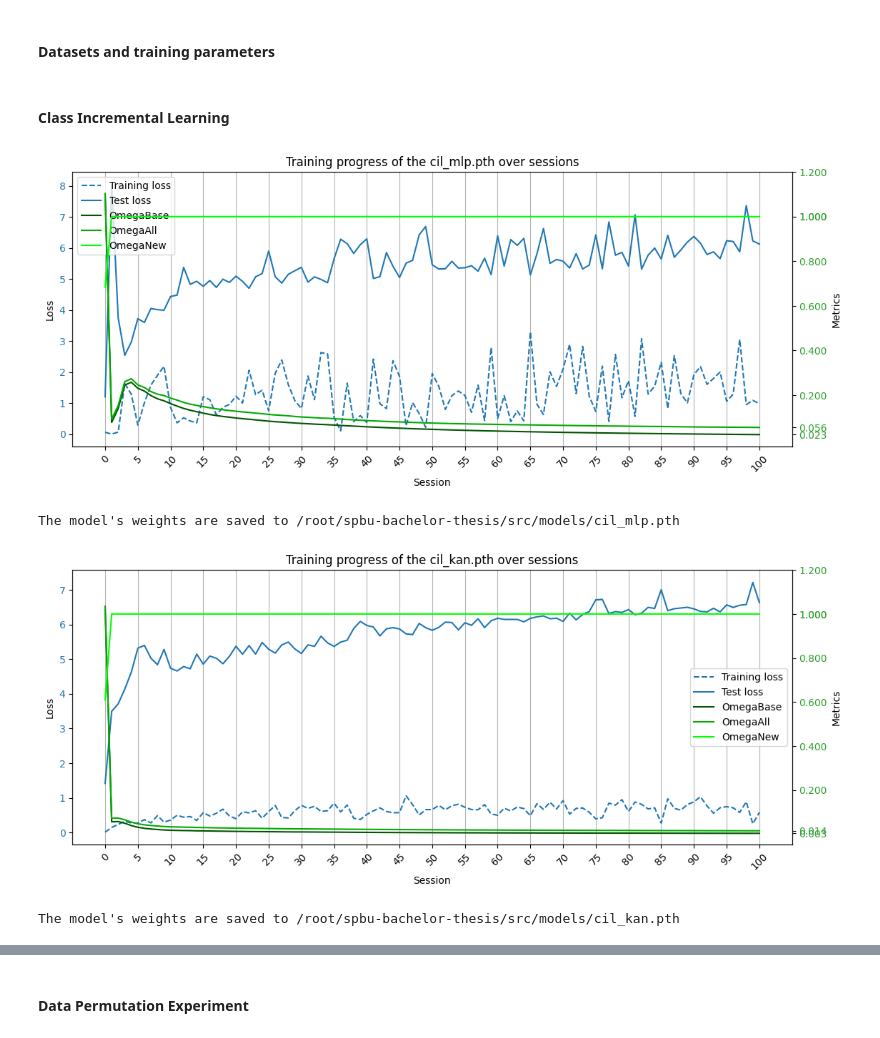
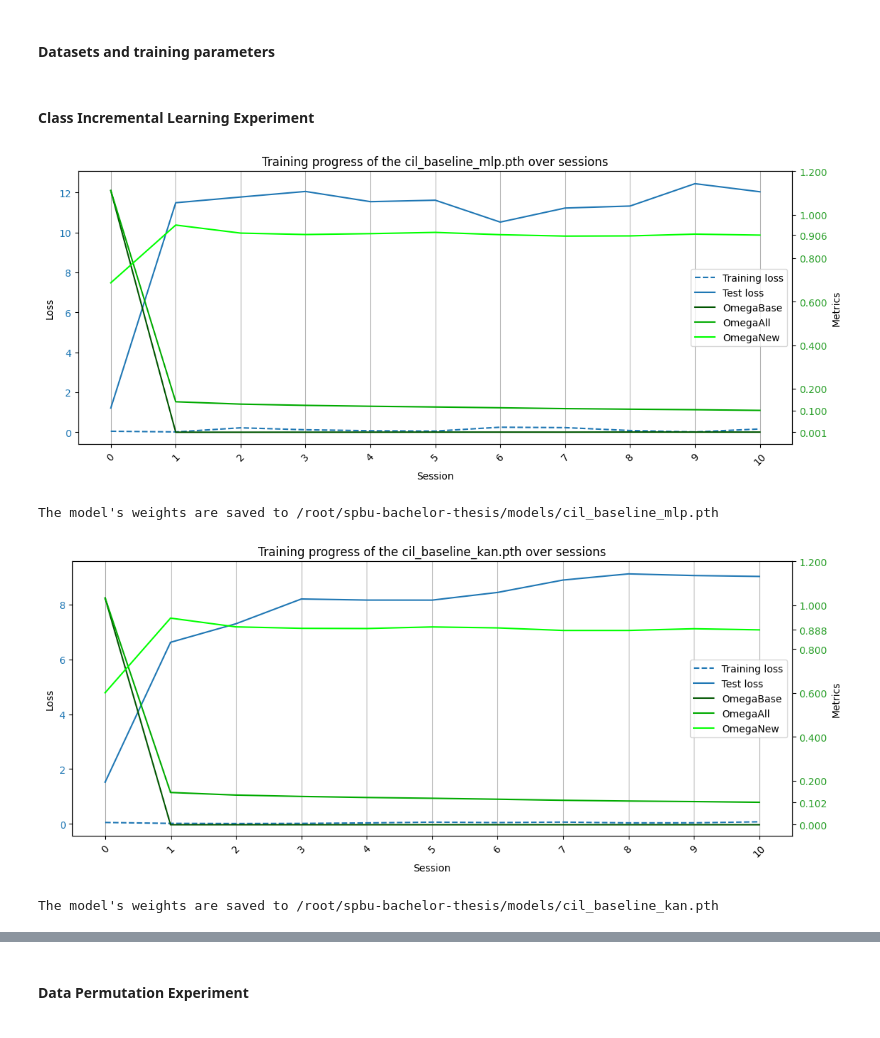
Before and after one commit to trxxxxkov/spbu-bachelor-thesis, a Jupyter notebook: notebooks/03_continual_learning.ipynb, the cells around one changed output, grey strips where cells are left out. Saved outputs shown, nothing was run; the diff lists cells and outputs as text; code cells hidden in the pictures.

Commit message:
docs: add figures for cil experiments

```diff
--- a/notebooks/03_continual_learning.ipynb
+++ b/notebooks/03_continual_learning.ipynb
@@ -36,11 +39,11 @@ learning_rate = 8e-4
 batch_size = 256
 criterion = nn.CrossEntropyLoss()
 num_epochs = 100
-early_stopping = 10
+early_stopping = 5
 # Number of class labels in the first study session in CIL
 base_size = 100
 # Number of class labels in the study sessions starting from the second in CIL
-session_size = 1
+session_size = 10
 # Number of study sessions to perform with different feature vectors permutations
 # in a data permutation experiment
 num_sessions = 4
@@ -51,36 +54,36 @@ testset = EmbeddingDataset("cub200_test_embed.pt")
 # Groups of class labels to be trained on during each study session
 study_sessions = get_study_sessions(testset, base_size, session_size, device)
 # %% [markdown]
-#### Class Incremental Learning
+#### Class Incremental Learning Experiment
 # %%
-model = BaselineMLP()
-optimizer = torch.optim.NAdam(model.parameters(), lr=learning_rate)
+baseline_mlp = BaselineMLP()
+optimizer = torch.optim.NAdam(baseline_mlp.parameters(), lr=learning_rate)
 train_class_incremental(
-    model=model,
+    model=baseline_mlp,
     trainset=trainset,
     testset=testset,
     criterion=criterion,
     optimizer=optimizer,
-    save_path="cil_mlp.pth",
+    save_path="cil_baseline_mlp.pth",
     study_sessions=study_sessions,
     batch_size=batch_size,
     num_epochs=num_epochs,
     early_stopping=early_stopping,
     device=device,
 )
 # %% [output]
-[figure, old version]
+[figure, new version]
-The model's weights are saved to /root/spbu-bachelor-thesis/src/models/cil_mlp.pth
+The model's weights are saved to /root/spbu-bachelor-thesis/models/cil_baseline_mlp.pth
 # %%
-model = BaselineKAN()
-optimizer = torch.optim.NAdam(model.parameters(), lr=learning_rate)
+baseline_kan = BaselineKAN()
+optimizer = torch.optim.NAdam(baseline_kan.parameters(), lr=learning_rate)
 train_class_incremental(
-    model=model,
+    model=baseline_kan,
     trainset=trainset,
     testset=testset,
     criterion=criterion,
     optimizer=optimizer,
-    save_path="cil_kan.pth",
+    save_path="cil_baseline_kan.pth",
     study_sessions=study_sessions,
     batch_size=batch_size,
     num_epochs=num_epochs,
@@ -88,5 +91,5 @@ train_class_incremental(
     device=device,
 )
 # %% [output]
-[figure, old version]
+[figure, new version]
-The model's weights are saved to /root/spbu-bachelor-thesis/src/models/cil_kan.pth
+The model's weights are saved to /root/spbu-bachelor-thesis/models/cil_baseline_kan.pth
```
Also changed, not shown: parts of 9 cells of this notebook, 13 other files.
